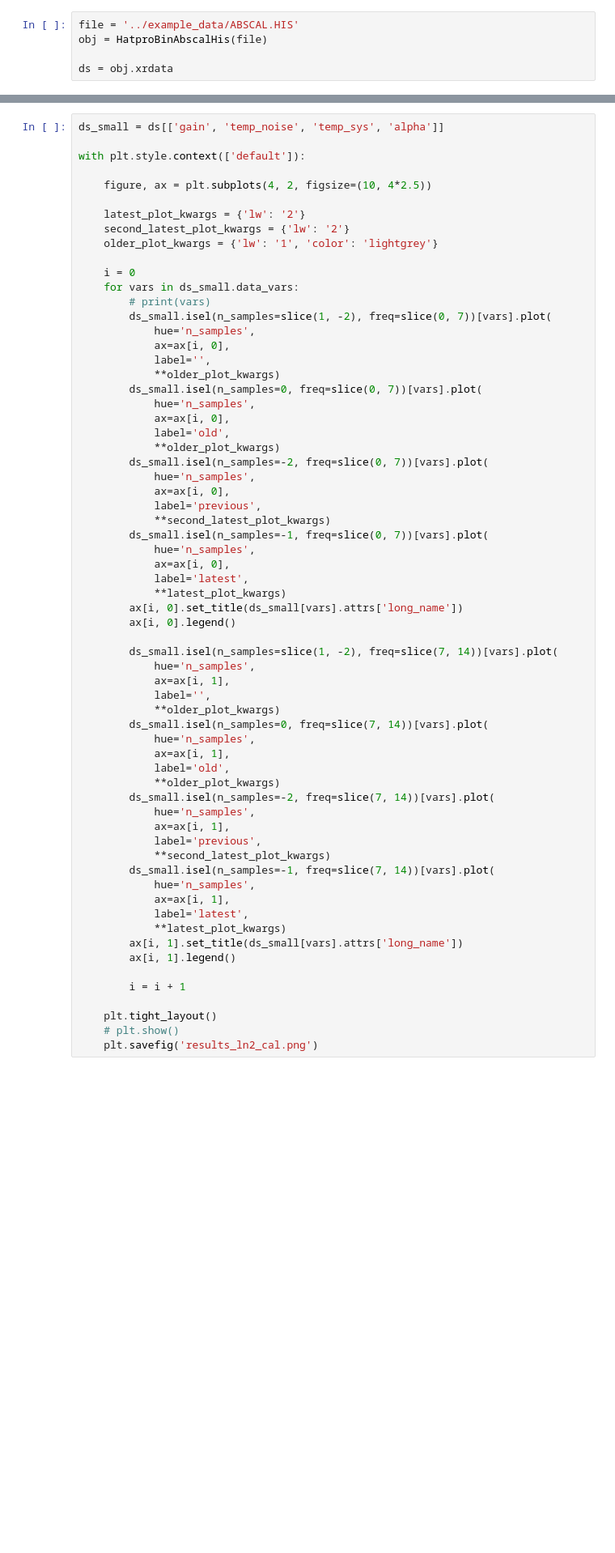
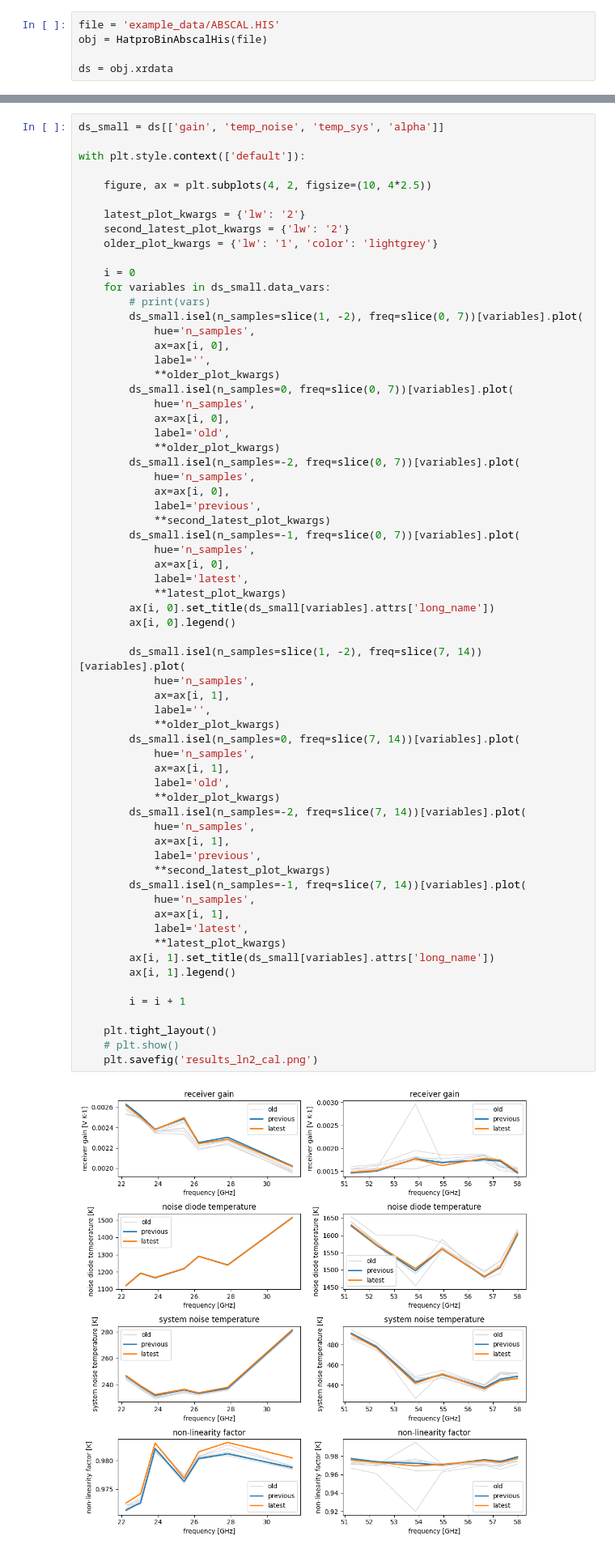
Before and after one commit to WillyWallace/eval_ac, a Jupyter notebook: eval_ac/evaluate_absolute_calibration.ipynb, the cells around one changed output, grey strips where cells are left out. Shown: that part at 81% size. Cells and saved outputs as stored; diff of their text form; blank space fills up the shorter version.

```diff
--- a/eval_ac/evaluate_absolute_calibration.ipynb
+++ b/eval_ac/evaluate_absolute_calibration.ipynb
@@ -10,5 +12,5 @@ from convert_abscal_his import HatproBinAbscalHis
 # %%
-file = '../example_data/ABSCAL.HIS'
+file = 'example_data/ABSCAL.HIS'
 obj = HatproBinAbscalHis(file)
 
 ds = obj.xrdata
@@ -44,56 +46,58 @@ with plt.style.context(['default']):
     older_plot_kwargs = {'lw': '1', 'color': 'lightgrey'}
 
     i = 0
-    for vars in ds_small.data_vars:
+    for variables in ds_small.data_vars:
         # print(vars)
-        ds_small.isel(n_samples=slice(1, -2), freq=slice(0, 7))[vars].plot(
+        ds_small.isel(n_samples=slice(1, -2), freq=slice(0, 7))[variables].plot(
             hue='n_samples',
             ax=ax[i, 0],
             label='',
             **older_plot_kwargs)
-        ds_small.isel(n_samples=0, freq=slice(0, 7))[vars].plot(
+        ds_small.isel(n_samples=0, freq=slice(0, 7))[variables].plot(
             hue='n_samples',
             ax=ax[i, 0],
             label='old',
             **older_plot_kwargs)
-        ds_small.isel(n_samples=-2, freq=slice(0, 7))[vars].plot(
+        ds_small.isel(n_samples=-2, freq=slice(0, 7))[variables].plot(
             hue='n_samples',
             ax=ax[i, 0],
             label='previous',
             **second_latest_plot_kwargs)
-        ds_small.isel(n_samples=-1, freq=slice(0, 7))[vars].plot(
+        ds_small.isel(n_samples=-1, freq=slice(0, 7))[variables].plot(
             hue='n_samples',
             ax=ax[i, 0],
             label='latest',
             **latest_plot_kwargs)
-        ax[i, 0].set_title(ds_small[vars].attrs['long_name'])
+        ax[i, 0].set_title(ds_small[variables].attrs['long_name'])
         ax[i, 0].legend()
 
-        ds_small.isel(n_samples=slice(1, -2), freq=slice(7, 14))[vars].plot(
+        ds_small.isel(n_samples=slice(1, -2), freq=slice(7, 14))[variables].plot(
             hue='n_samples',
             ax=ax[i, 1],
             label='',
             **older_plot_kwargs)
-        ds_small.isel(n_samples=0, freq=slice(7, 14))[vars].plot(
+        ds_small.isel(n_samples=0, freq=slice(7, 14))[variables].plot(
             hue='n_samples',
             ax=ax[i, 1],
             label='old',
             **older_plot_kwargs)
-        ds_small.isel(n_samples=-2, freq=slice(7, 14))[vars].plot(
+        ds_small.isel(n_samples=-2, freq=slice(7, 14))[variables].plot(
             hue='n_samples',
             ax=ax[i, 1],
             label='previous',
             **second_latest_plot_kwargs)
-        ds_small.isel(n_samples=-1, freq=slice(7, 14))[vars].plot(
+        ds_small.isel(n_samples=-1, freq=slice(7, 14))[variables].plot(
             hue='n_samples',
             ax=ax[i, 1],
             label='latest',
             **latest_plot_kwargs)
-        ax[i, 1].set_title(ds_small[vars].attrs['long_name'])
+        ax[i, 1].set_title(ds_small[variables].attrs['long_name'])
         ax[i, 1].legend()
 
         i = i + 1
 
     plt.tight_layout()
     # plt.show()
     plt.savefig('results_ln2_cal.png')
+# %% [output]
+[figure, added]
```
Also changed, not shown: parts of 2 cells of this notebook, 2 other files.
